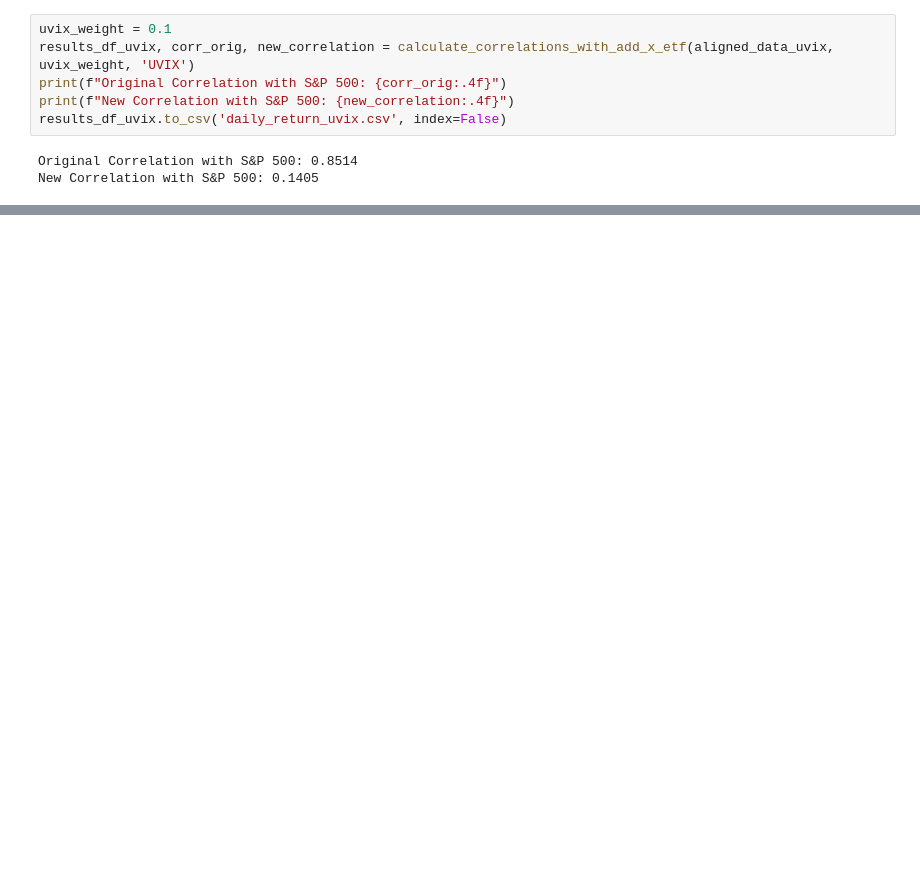
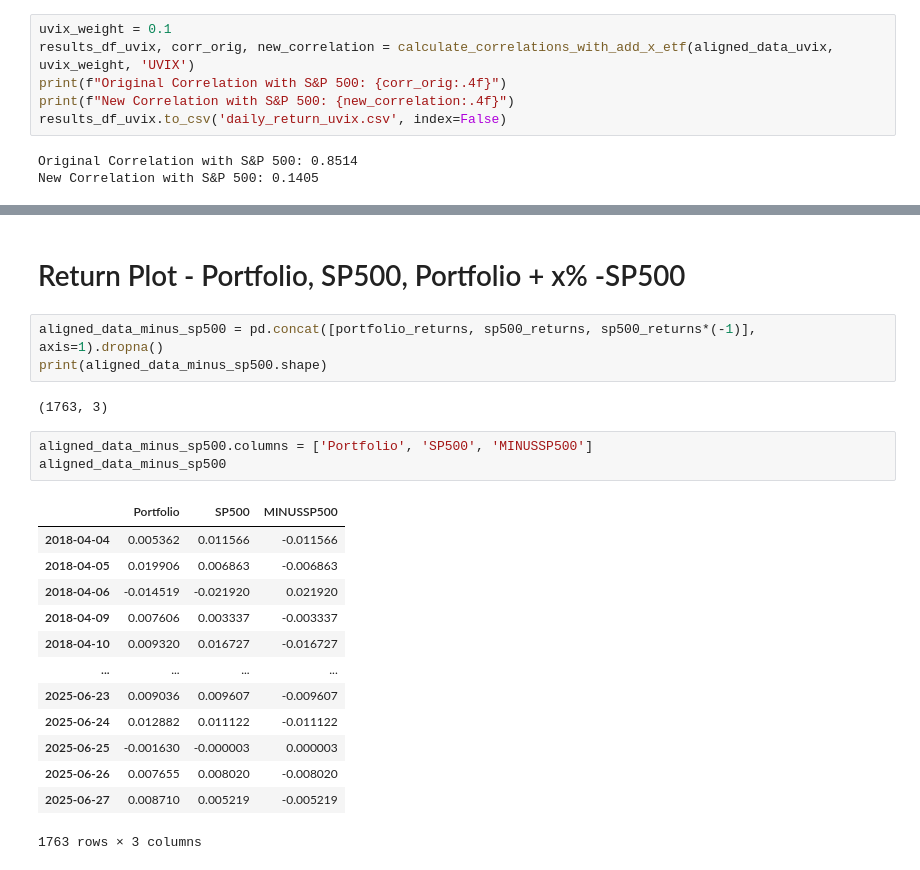
Before and after one commit to Tim-Chen-Xuetao/finance, a Jupyter notebook: notebook/tci_portfolio_analysis_2018_q1_2025_q2.ipynb, the cells around one changed output, grey strips where cells are left out. Saved outputs shown, nothing was run; the diff lists cells and outputs as text; blank space fills up the shorter version.

```diff
--- a/notebook/tci_portfolio_analysis_2018_q1_2025_q2.ipynb
+++ b/notebook/tci_portfolio_analysis_2018_q1_2025_q2.ipynb
@@ -907,0 +978,24 @@ plot_cumulative_returns(results_df_uvix['Portfolio'], results_df_uvix['SP500'],
+# %% [markdown]
+# Return Plot - Portfolio, SP500, Portfolio + x% -SP500
+# %%
+aligned_data_minus_sp500 = pd.concat([portfolio_returns, sp500_returns, sp500_returns*(-1)], axis=1).dropna()
+print(aligned_data_minus_sp500.shape)
+# %% [output]
+(1763, 3)
+# %%
+aligned_data_minus_sp500.columns = ['Portfolio', 'SP500', 'MINUSSP500']
+aligned_data_minus_sp500
+# %% [output]
+|  | Portfolio | SP500 | MINUSSP500 |
+| 2018-04-04 | 0.005362 | 0.011566 | -0.011566 |
+| 2018-04-05 | 0.019906 | 0.006863 | -0.006863 |
+| 2018-04-06 | -0.014519 | -0.021920 | 0.021920 |
+| 2018-04-09 | 0.007606 | 0.003337 | -0.003337 |
+| 2018-04-10 | 0.009320 | 0.016727 | -0.016727 |
+| ... | ... | ... | ... |
+| 2025-06-23 | 0.009036 | 0.009607 | -0.009607 |
+| 2025-06-24 | 0.012882 | 0.011122 | -0.011122 |
+| 2025-06-25 | -0.001630 | -0.000003 | 0.000003 |
+| 2025-06-26 | 0.007655 | 0.008020 | -0.008020 |
+| 2025-06-27 | 0.008710 | 0.005219 | -0.005219 |
+1763 rows × 3 columns
```
Also changed, not shown: parts of 17 cells of this notebook.
